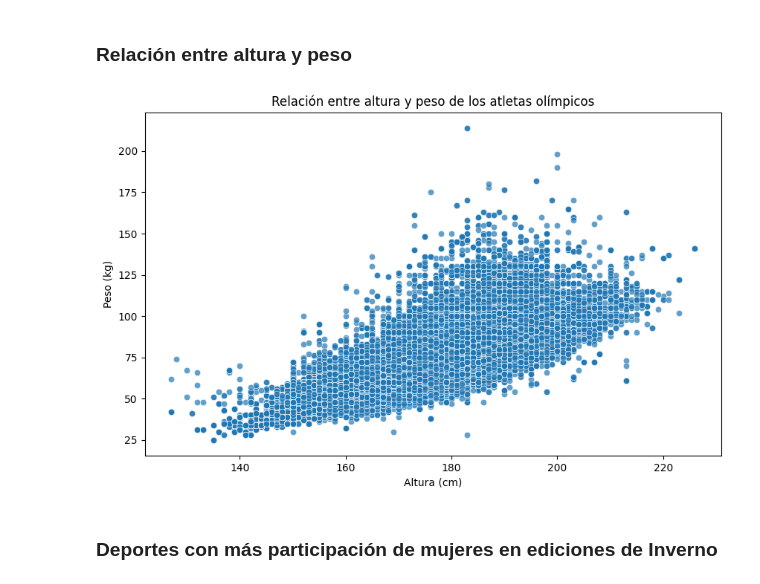
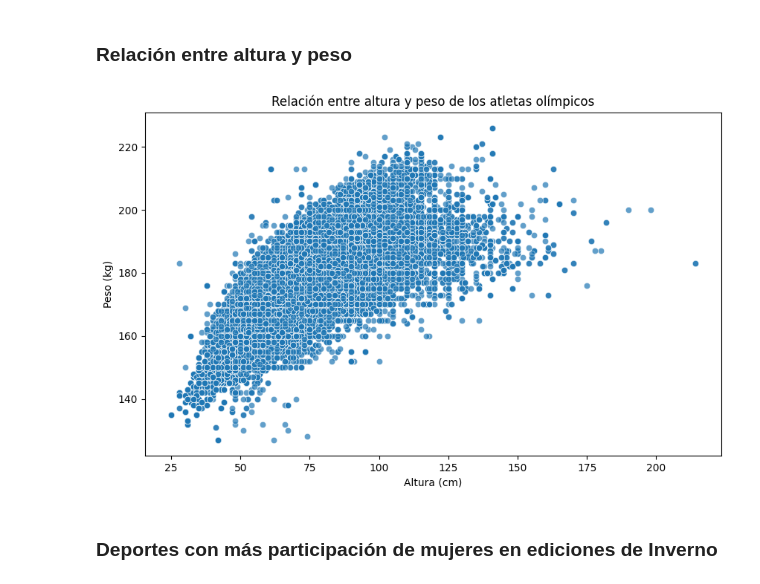
Before and after one commit to VIZ3NT04/model_ath, a Jupyter notebook: piton.ipynb, the cells around one changed output. Drawn from its saved outputs; the diff is of its cells as text; code cells hidden in the pictures.

```diff
--- a/piton.ipynb
+++ b/piton.ipynb
@@ -160,3 +243,5 @@ plt.show()
+# %%
+df.drop(columns=["latitude", "longitude"], inplace=True)
 # %% [markdown]
 <h3>Porcentaje de participación según el sexo</h3>
 # %%
@@ -264,23 +349,23 @@ plt.show()
 # %%
 import seaborn as sns
 import matplotlib.pyplot as plt
 
 df[['Height', 'Weight']] = df[['Height', 'Weight']].dropna()
 
 plt.figure(figsize=(10,6))
 sns.scatterplot(
     data=df,
-    x='Height',
-    y='Weight',
+    x='Weight',
+    y='Height',
     alpha=0.7
 )
 
 plt.xlabel("Altura (cm)")
 plt.ylabel("Peso (kg)")
 plt.title("Relación entre altura y peso de los atletas olímpicos")
 plt.show()
 # %% [output]
-[figure, old version]
+[figure, new version]
 # %% [markdown]
 <h3>Deportes con más participación de mujeres en ediciones de Inverno</h3>
 # %%
```
Also changed, not shown: parts of 5 cells of this notebook.
